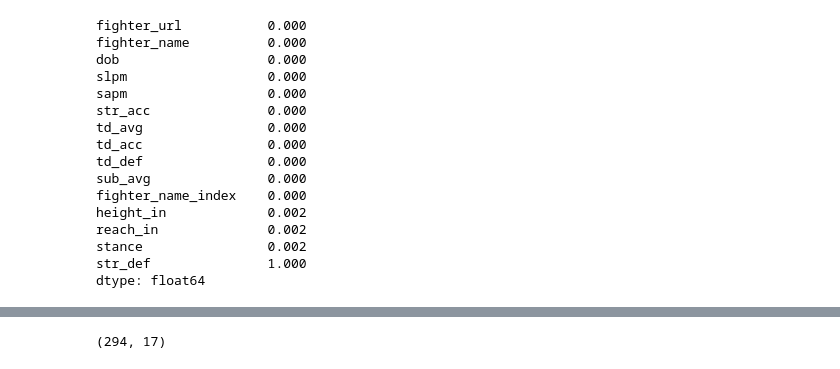
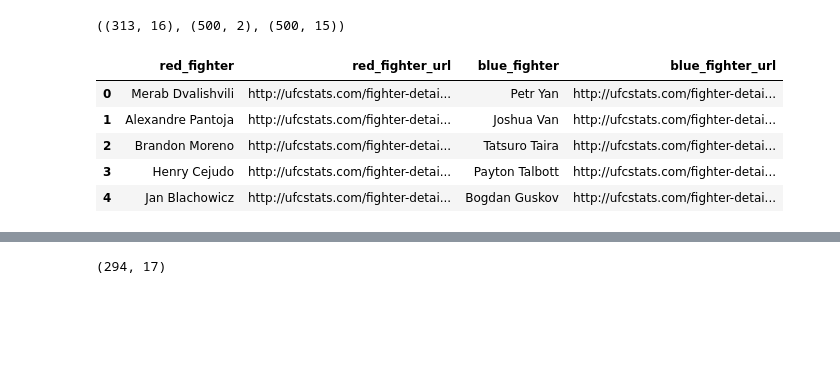
Before and after one commit to ErichasaTan/ufc-fight-predictor, a Jupyter notebook: notebooks/01_eda.ipynb, the cells around one changed output, grey strips where cells are left out. Drawn from its saved outputs; the diff is of its cells as text; code cells hidden in the pictures; blank space fills up the shorter version.

```diff
--- a/notebooks/01_eda.ipynb
+++ b/notebooks/01_eda.ipynb
@@ -1,23 +1,35 @@
 # %%
 import pandas as pd
 
-fighters_profiles = pd.read_csv("../data/raw/fighter_profiles_raw.csv")
-fighters_profiles.head(), fighters_profiles.shape
-fighters_profiles.isna().mean().sort_values()
+# Load fights
+fights = pd.read_csv("../data/raw/ufc_fights_raw.csv")
+
+# Load fighter index (name ↔ URL)
+fighters_index = pd.read_csv("../data/raw/fighters_index.csv")
+
+# Load fighter profiles (URL ↦ stats)
+fighter_profiles = pd.read_csv("../data/raw/fighter_profiles_raw.csv")
+
+fights.shape, fighters_index.shape, fighter_profiles.shape
 # %% [output]
-fighter_url           0.000
-fighter_name          0.000
-dob                   0.000
-slpm                  0.000
-sapm                  0.000
-str_acc               0.000
-td_avg                0.000
-td_acc                0.000
-td_def                0.000
-sub_avg               0.000
-fighter_name_index    0.000
-height_in             0.002
-reach_in              0.002
-stance                0.002
-str_def               1.000
-dtype: float64
+((313, 16), (500, 2), (500, 15))
+# %%
+# Ensure one URL per fighter name
+name_to_url = (
+    fighters_index
+    .drop_duplicates("fighter_name")
+    .set_index("fighter_name")["fighter_url"]
+)
+
+# Map red and blue fighter names to URLs
+fights["red_fighter_url"] = fights["red_fighter"].map(name_to_url)
+fights["blue_fighter_url"] = fights["blue_fighter"].map(name_to_url)
+
+fights[["red_fighter", "red_fighter_url", "blue_fighter", "blue_fighter_url"]].head()
+# %% [output]
+|  | red_fighter | red_fighter_url | blue_fighter | blue_fighter_url |
+| 0 | Merab Dvalishvili | http://ufcstats.com/fighter-detai... | Petr Yan | http://ufcstats.com/fighter-detai... |
+| 1 | Alexandre Pantoja | http://ufcstats.com/fighter-detai... | Joshua Van | http://ufcstats.com/fighter-detai... |
+| 2 | Brandon Moreno | http://ufcstats.com/fighter-detai... | Tatsuro Taira | http://ufcstats.com/fighter-detai... |
+| 3 | Henry Cejudo | http://ufcstats.com/fighter-detai... | Payton Talbott | http://ufcstats.com/fighter-detai... |
+| 4 | Jan Blachowicz | http://ufcstats.com/fighter-detai... | Bogdan Guskov | http://ufcstats.com/fighter-detai... |
```
Also changed, not shown: parts of 4 cells of this notebook.
